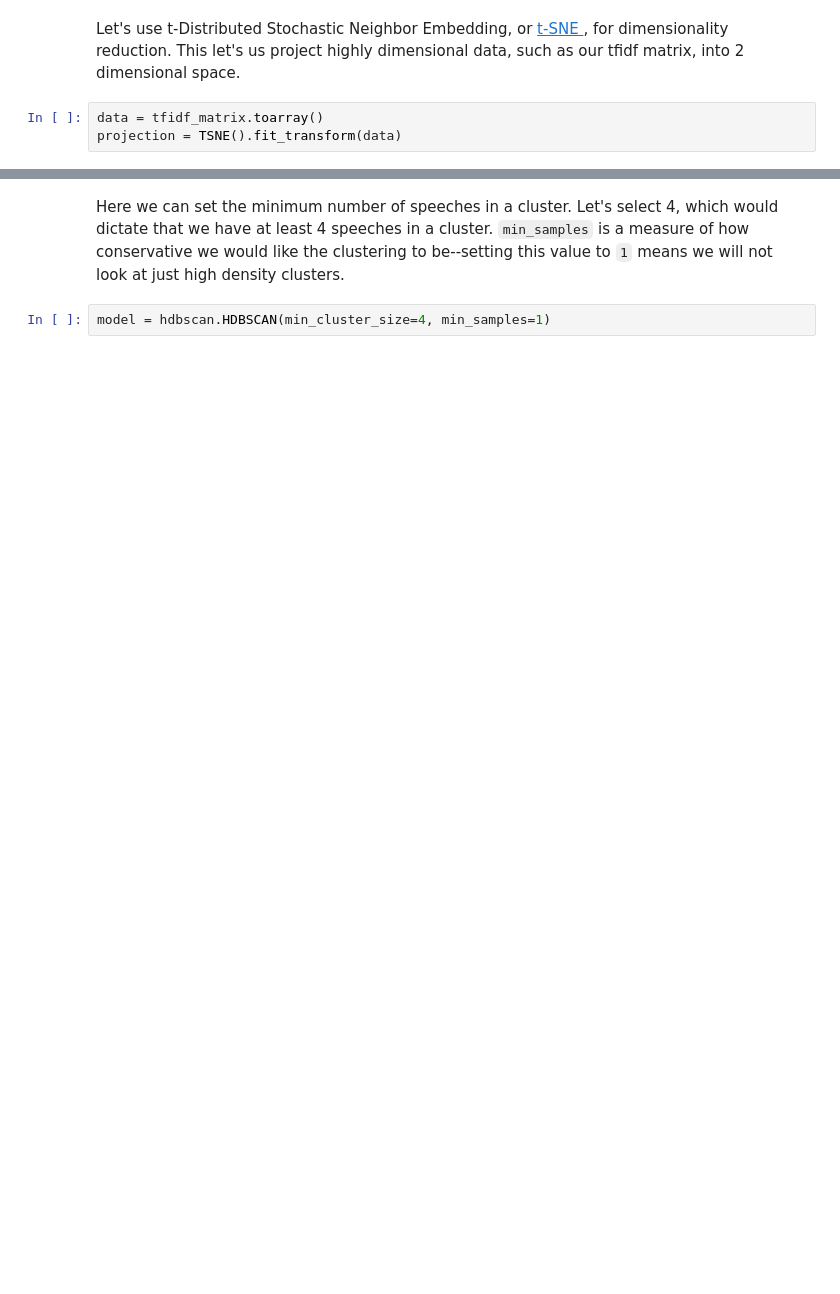
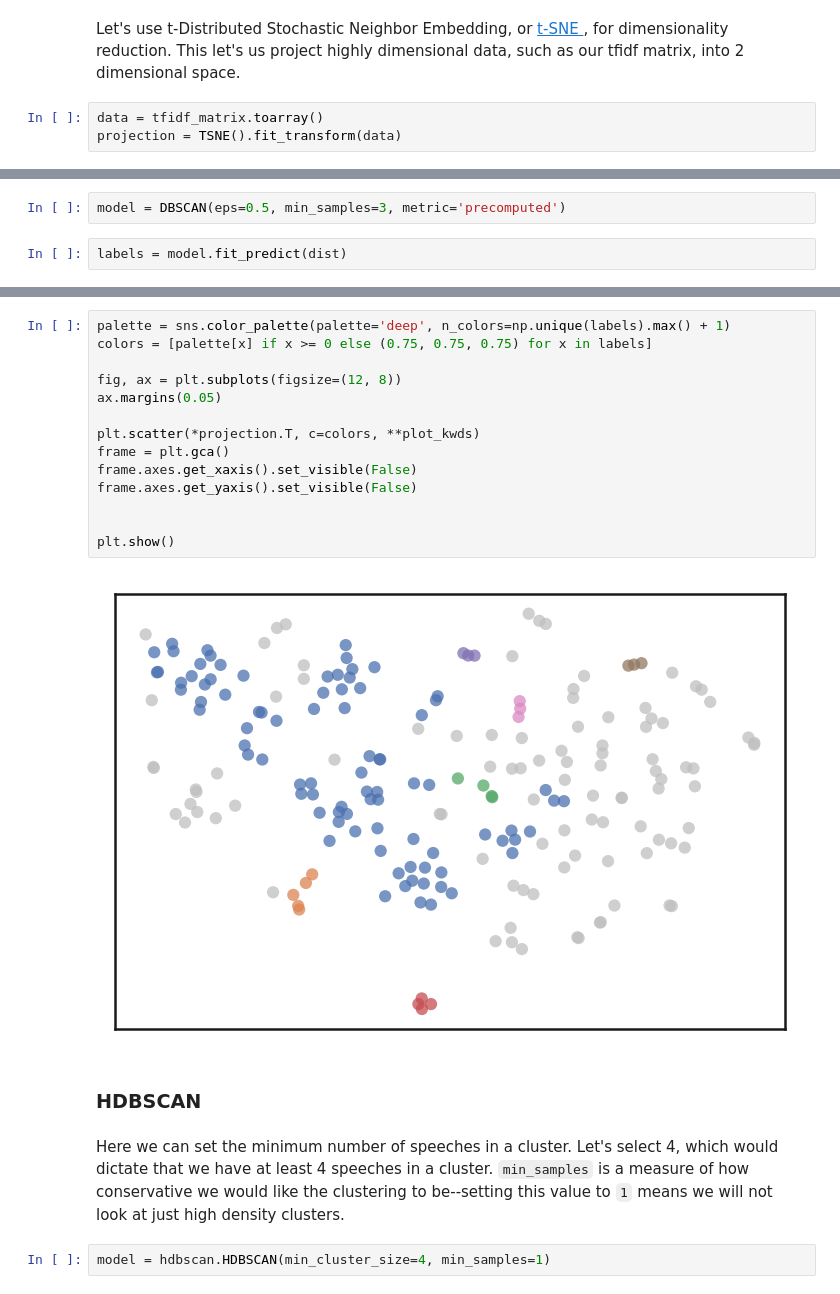
Before and after one commit to DistrictDataLabs/dod-ds-overview, a Jupyter notebook: SecDef-Clustering.ipynb, the cells around one changed output, grey strips where cells are left out. Cells and saved outputs as stored; diff of their text form; blank space fills up the shorter version.

Commit message:
added DBSCAN example to correspond with HDBSCAN example

```diff
--- a/SecDef-Clustering.ipynb
+++ b/SecDef-Clustering.ipynb
@@ -205,0 +218,4 @@ plt.show()
+# %%
+model = DBSCAN(eps=0.5, min_samples=3, metric='precomputed')
+# %%
+labels = model.fit_predict(dist)
@@ -206,3 +235,21 @@ plt.show()
+# %%
+palette = sns.color_palette(palette='deep', n_colors=np.unique(labels).max() + 1)
+colors = [palette[x] if x >= 0 else (0.75, 0.75, 0.75) for x in labels]
+
+fig, ax = plt.subplots(figsize=(12, 8))
+ax.margins(0.05)
+
+plt.scatter(*projection.T, c=colors, **plot_kwds)
+frame = plt.gca()
+frame.axes.get_xaxis().set_visible(False)
+frame.axes.get_yaxis().set_visible(False)
+
+
+plt.show()
+# %% [output]
+[figure, added]
+# %% [markdown]
+### HDBSCAN
 # %% [markdown]
 Here we can set the minimum number of speeches in a cluster. Let's select 4, which would dictate that we have at least 4 speeches in a cluster. `min_samples` is a measure of how conservative we would like the clustering to be--setting this value to `1` means we will not look at just high density clusters.
 # %%
```
Also changed, not shown: parts of 14 cells of this notebook.
